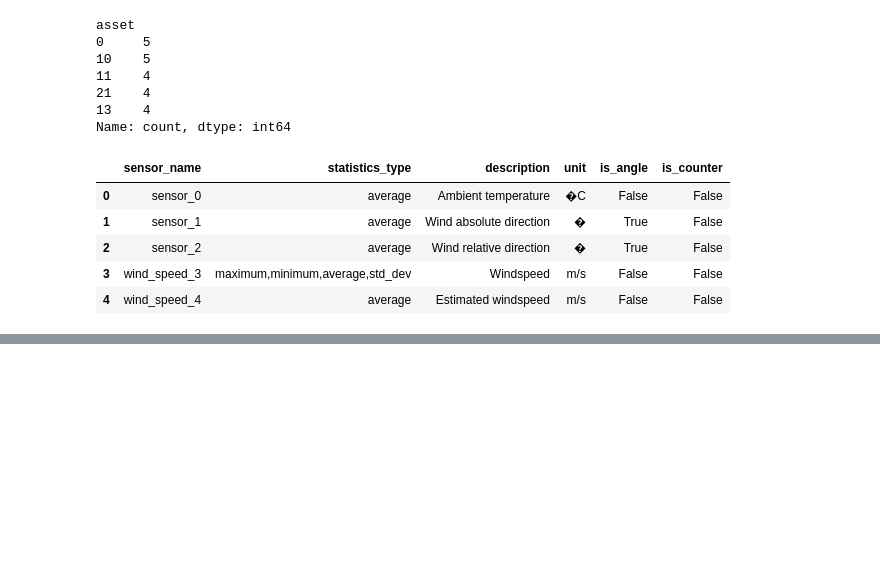
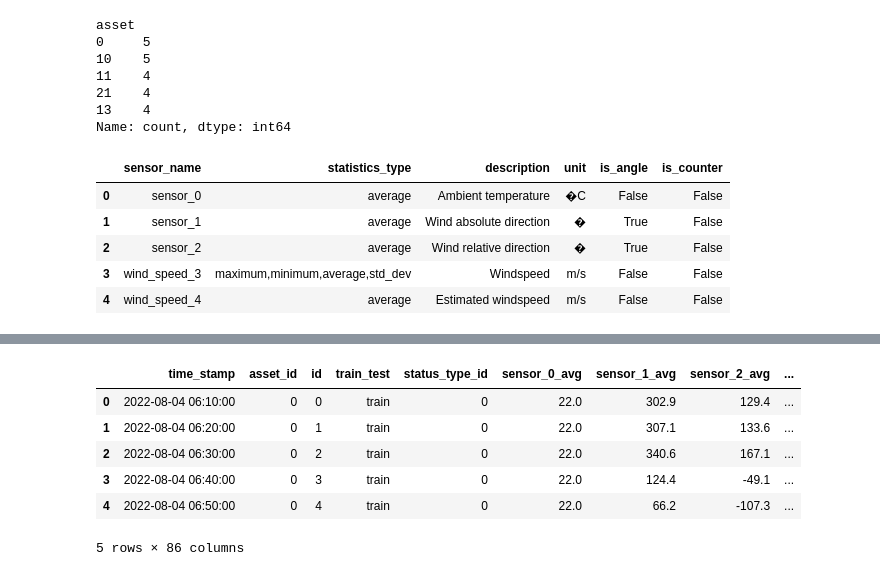
Before and after one commit to RithikDatascientist/potfolio, a Jupyter notebook: Wind_turbin_fault_detection_and_generation_loss/notebooks/01_EDA_Farm_A.ipynb, the cells around one changed output, grey strips where cells are left out. Cells and saved outputs as stored; diff of their text form; code cells hidden in the pictures; blank space fills up the shorter version.

```diff
--- a/Wind_turbin_fault_detection_and_generation_loss/notebooks/01_EDA_Farm_A.ipynb
+++ b/Wind_turbin_fault_detection_and_generation_loss/notebooks/01_EDA_Farm_A.ipynb
@@ -64,0 +85,11 @@ features_details.head()
+# %%
+file_0 = pd.read_csv(r"C:\potfolio\Wind_turbin_fault_detection_and_generation_loss\data\raw\Wind Farm A\datasets\0.csv",sep = ";")
+file_0.head()
+# %% [output]
+|  | time_stamp | asset_id | id | train_test | status_type_id | sensor_0_avg | sensor_1_avg | sensor_2_avg | ... |
+| 0 | 2022-08-04 06:10:00 | 0 | 0 | train | 0 | 22.0 | 302.9 | 129.4 | ... |
+| 1 | 2022-08-04 06:20:00 | 0 | 1 | train | 0 | 22.0 | 307.1 | 133.6 | ... |
+| 2 | 2022-08-04 06:30:00 | 0 | 2 | train | 0 | 22.0 | 340.6 | 167.1 | ... |
+| 3 | 2022-08-04 06:40:00 | 0 | 3 | train | 0 | 22.0 | 124.4 | -49.1 | ... |
+| 4 | 2022-08-04 06:50:00 | 0 | 4 | train | 0 | 22.0 | 66.2 | -107.3 | ... |
+5 rows × 86 columns
```
Also changed, not shown: parts of 5 cells of this notebook.
